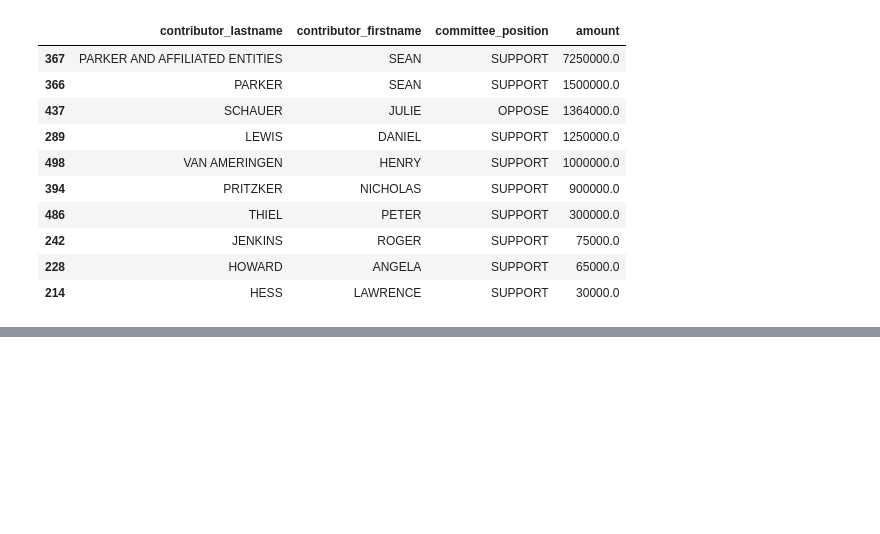
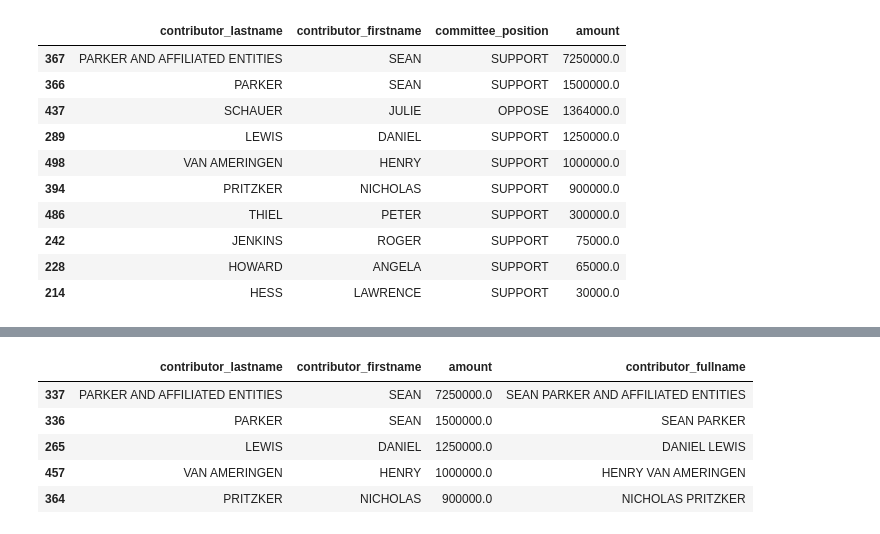
Before and after one commit to vpoon5/first-python-notebook, a Jupyter notebook: prop-64-CA-2016.ipynb, the cells around one changed output, grey strips where cells are left out. Cells and saved outputs as stored; diff of their text form; code cells hidden in the pictures; blank space fills up the shorter version.

```diff
--- a/prop-64-CA-2016.ipynb
+++ b/prop-64-CA-2016.ipynb
@@ -297,0 +314,9 @@ merged.groupby(["contributor_lastname","contributor_firstname","committee_positi
+# %%
+top_supporters.head(5)
+# %% [output]
+|  | contributor_lastname | contributor_firstname | amount | contributor_fullname |
+| 337 | PARKER AND AFFILIATED ENTITIES | SEAN | 7250000.0 | SEAN PARKER AND AFFILIATED ENTITIES |
+| 336 | PARKER | SEAN | 1500000.0 | SEAN PARKER |
+| 265 | LEWIS | DANIEL | 1250000.0 | DANIEL LEWIS |
+| 457 | VAN AMERINGEN | HENRY | 1000000.0 | HENRY VAN AMERINGEN |
+| 364 | PRITZKER | NICHOLAS | 900000.0 | NICHOLAS PRITZKER |
```
Also changed, not shown: parts of 9 cells of this notebook.
